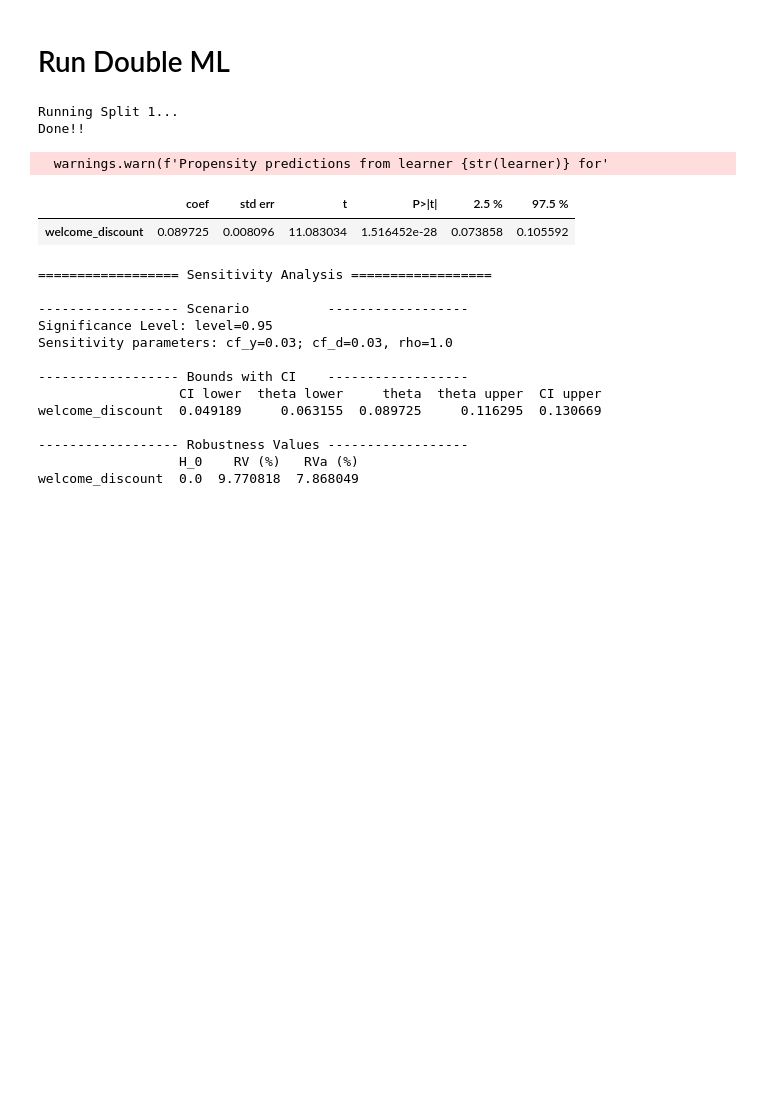
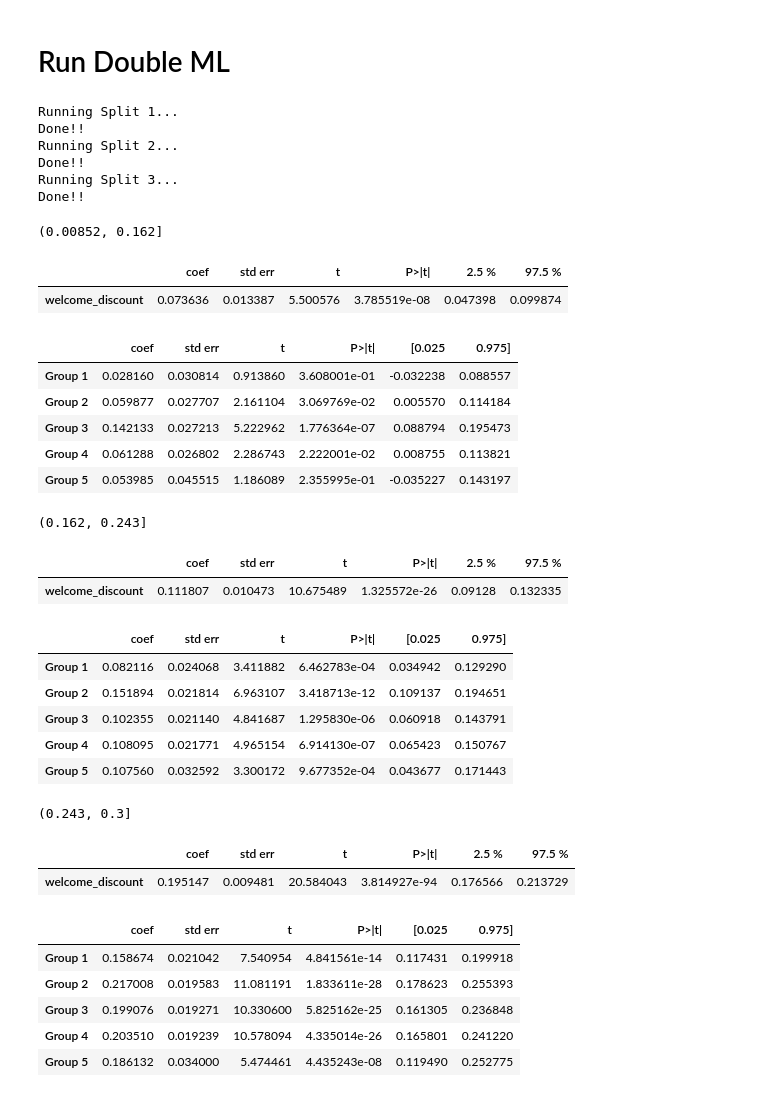
Before and after one commit to victormorizon/baqm-seminar-16, a Jupyter notebook: full_model/main.ipynb, the cells around one changed output. Saved outputs shown, nothing was run; the diff lists cells and outputs as text; code cells hidden in the pictures; blank space fills up the shorter version.

Commit message:
added group shit

```diff
--- a/full_model/main.ipynb
+++ b/full_model/main.ipynb
@@ -13,34 +11,74 @@ df = pd.read_csv("../data/prepped_data.csv", low_memory=False, index_col=0).drop
+# %%
+df = pd.read_csv("../data/prepped_data.csv", low_memory=False, index_col=0).drop_duplicates()
+segments = pd.read_csv("../customer_segmentation/segments.csv", index_col=0)
+
+df = df[df["first_data_year"] >= 2021]
+df.index = df["policy_nr_hashed"]
+df = df.drop("policy_nr_hashed", axis=1)
+
+segments.index = segments["policy_nr_hashed"]
+segments = segments.drop("policy_nr_hashed", axis=1)
+segments = pd.get_dummies(segments, columns=["cluster"])
+
+group_names = {
+    'cluster_0': 'Group 1',
+    'cluster_1': 'Group 2',
+    'cluster_2': 'Group 3',
+    'cluster_3': 'Group 4',
+    'cluster_4': 'Group 5',
+}
+
+segments = segments.rename(columns=group_names)
 # %% [markdown]
 # Run Double ML
 # %%
-first_stage_1, first_stage_2, double_mls, splits = f.global_run(df, splits=1, cols_to_drop_manual=['last_type'], iters=1, log=False, intermediary_scores=False)
+first_stage_1, first_stage_2, double_mls, splits = f.global_run(df, splits=3, cols_to_drop_manual=['last_type'], iters=10, log=False, intermediary_scores=False)
 # %% [output]
 Running Split 1...
 Done!!
+Running Split 2...
+Done!!
+Running Split 3...
+Done!!
-  warnings.warn(f'Propensity predictions from learner {str(learner)} for'
 # %%
 for k, v in double_mls.items():
+    print(k)
     display(v.summary)
-    # v.sensitivity_analysis(cf_y=0.00898, cf_d=0.14166, rho=0.4833)
-    v.sensitivity_analysis()
-    print(v.sensitivity_summary)
+    included_policy_nr = splits[k].index.to_list()
+    segments_i = segments.loc[included_policy_nr]
+    gate = v.gate(groups=segments_i)
+    display(gate.summary)
+    # gate.sensitivity_analysis(cf_y=0.00898, cf_d=0.14166, rho=0.4833)
+    # print(gate.sensitivity_summary)
     # v.sensitivity_plot()
 # %% [output]
+(0.00852, 0.162]
 |  | coef | std err | t | P>|t| | 2.5 % | 97.5 % |
-| welcome_discount | 0.089725 | 0.008096 | 11.083034 | 1.516452e-28 | 0.073858 | 0.105592 |
+| welcome_discount | 0.073636 | 0.013387 | 5.500576 | 3.785519e-08 | 0.047398 | 0.099874 |
-================== Sensitivity Analysis ==================
-
------------------- Scenario          ------------------
-Significance Level: level=0.95
-Sensitivity parameters: cf_y=0.03; cf_d=0.03, rho=1.0
-
------------------- Bounds with CI    ------------------
-                  CI lower  theta lower     theta  theta upper  CI upper
-welcome_discount  0.049189     0.063155  0.089725     0.116295  0.130669
-
------------------- Robustness Values ------------------
-                  H_0    RV (%)   RVa (%)
-welcome_discount  0.0  9.770818  7.868049
+|  | coef | std err | t | P>|t| | [0.025 | 0.975] |
+| Group 1 | 0.028160 | 0.030814 | 0.913860 | 3.608001e-01 | -0.032238 | 0.088557 |
+| Group 2 | 0.059877 | 0.027707 | 2.161104 | 3.069769e-02 | 0.005570 | 0.114184 |
+| Group 3 | 0.142133 | 0.027213 | 5.222962 | 1.776364e-07 | 0.088794 | 0.195473 |
+| Group 4 | 0.061288 | 0.026802 | 2.286743 | 2.222001e-02 | 0.008755 | 0.113821 |
+| Group 5 | 0.053985 | 0.045515 | 1.186089 | 2.355995e-01 | -0.035227 | 0.143197 |
+(0.162, 0.243]
+|  | coef | std err | t | P>|t| | 2.5 % | 97.5 % |
+| welcome_discount | 0.111807 | 0.010473 | 10.675489 | 1.325572e-26 | 0.09128 | 0.132335 |
+|  | coef | std err | t | P>|t| | [0.025 | 0.975] |
+| Group 1 | 0.082116 | 0.024068 | 3.411882 | 6.462783e-04 | 0.034942 | 0.129290 |
+| Group 2 | 0.151894 | 0.021814 | 6.963107 | 3.418713e-12 | 0.109137 | 0.194651 |
+| Group 3 | 0.102355 | 0.021140 | 4.841687 | 1.295830e-06 | 0.060918 | 0.143791 |
+| Group 4 | 0.108095 | 0.021771 | 4.965154 | 6.914130e-07 | 0.065423 | 0.150767 |
+| Group 5 | 0.107560 | 0.032592 | 3.300172 | 9.677352e-04 | 0.043677 | 0.171443 |
+(0.243, 0.3]
+|  | coef | std err | t | P>|t| | 2.5 % | 97.5 % |
+| welcome_discount | 0.195147 | 0.009481 | 20.584043 | 3.814927e-94 | 0.176566 | 0.213729 |
+|  | coef | std err | t | P>|t| | [0.025 | 0.975] |
+| Group 1 | 0.158674 | 0.021042 | 7.540954 | 4.841561e-14 | 0.117431 | 0.199918 |
+| Group 2 | 0.217008 | 0.019583 | 11.081191 | 1.833611e-28 | 0.178623 | 0.255393 |
+| Group 3 | 0.199076 | 0.019271 | 10.330600 | 5.825162e-25 | 0.161305 | 0.236848 |
+| Group 4 | 0.203510 | 0.019239 | 10.578094 | 4.335014e-26 | 0.165801 | 0.241220 |
+| Group 5 | 0.186132 | 0.034000 | 5.474461 | 4.435243e-08 | 0.119490 | 0.252775 |
 # %%
 # for k_, v_ in double_mls.items():
 
```
Also changed, not shown: parts of 1 cell of this notebook, 4 other files.
